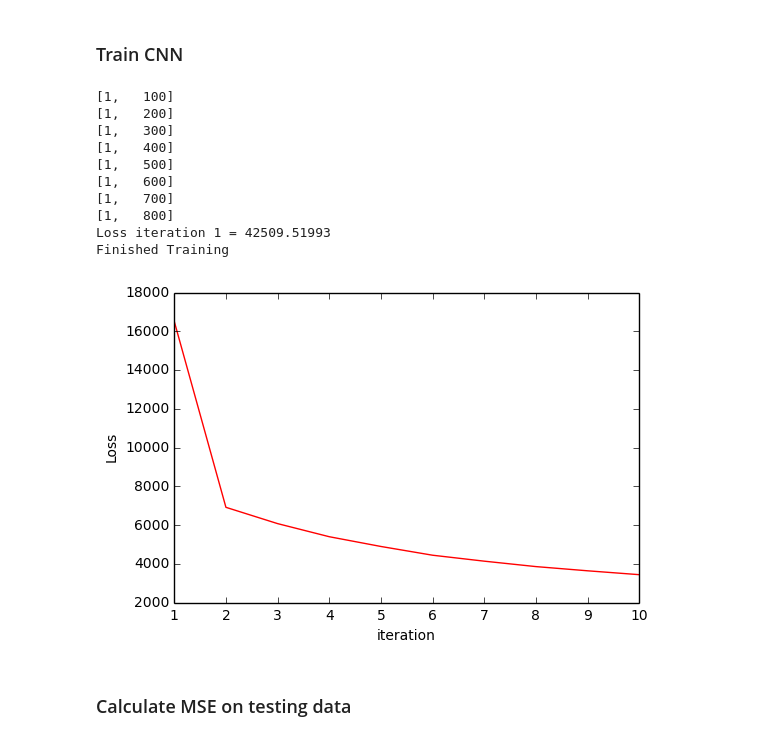
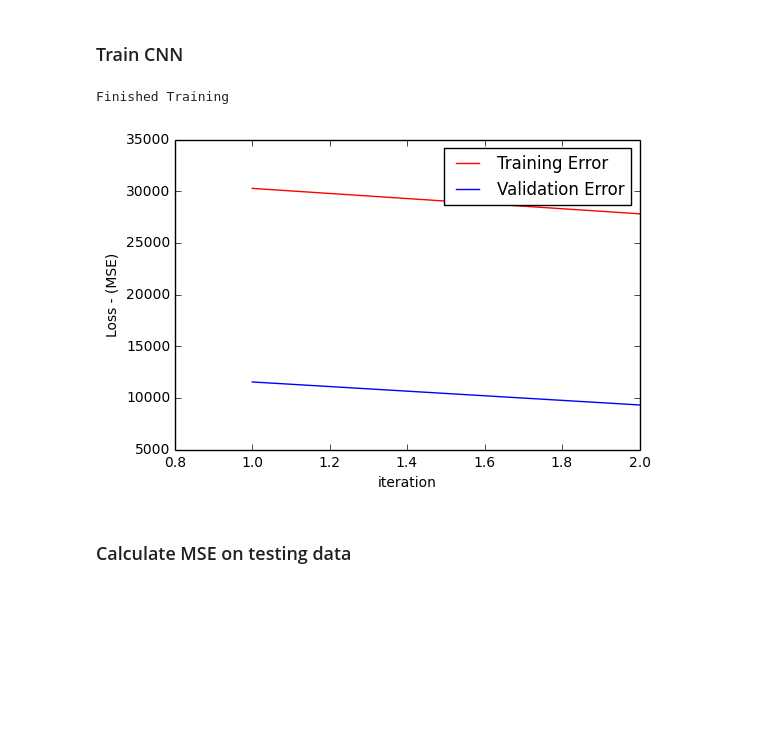
Before and after one commit to shivamdhall/MRIDataHarmonisation, a Jupyter notebook: Development/CrossX-Patchified-Overfit.ipynb, the cells around one changed output. Saved outputs shown, nothing was run; the diff lists cells and outputs as text; code cells hidden in the pictures; blank space fills up the shorter version.

Commit message:
Update pipeline for training CNN

```diff
--- a/Development/CrossX-Patchified-Overfit.ipynb
+++ b/Development/CrossX-Patchified-Overfit.ipynb
@@ -224,5 +250,11 @@ Patchifying training set
 Patchifying testing set
 # %%
 print ("Nember of training examples : %d" % len(training_input))
+print ("Nember of Validation examples : %d" % len(validation_input))
 print ("Nember of testing examples : %d" % len(testing_target))
+
+training_input = training_input[0:2000]
+training_target = training_target[0:2000]
+validation_input = validation_input[0:2000]
+validation_target = validation_target[0:2000]
 # %% [output]
@@ -420,10 +469,15 @@ def reconstruct_brain(predictions, dimensions):
 ### Upload the data using pytorch data loaders
 # %%
 training_dataset = MRIdataset(training_input, training_target, transform=transforms.Compose([To_Tensor()]))
+validation_dataset = MRIdataset(validation_input, validation_target, transform=transforms.Compose([To_Tensor()]))
 testing_dataset = MRIdataset(testing_input, testing_target, transform=transforms.Compose([To_Tensor()]))
 # %%
 trainloader = DataLoader(training_dataset, batch_size=128,
                         shuffle=True, num_workers=8)
+
+valiloader = DataLoader(validation_dataset, batch_size=128,
+                        shuffle=True, num_workers=8)
+
 testloader = DataLoader(testing_dataset, batch_size=128,
                         shuffle=False, num_workers=8)
 # %% [markdown]
@@ -530,20 +582,13 @@ adam_losses = []
+# %%
+training_losses = []
+validation_losses = []
 # %%
-(trained_net, adam_losses) = train(net, training_dataset, trainloader, adam_losses, optimizer, criterion, 1)
+(trained_net, training_losses, validation_losses) = train(net, trainloader, valiloader, training_losses, validation_losses, optimizer, criterion, 20)
 # %% [output]
-[1,   100]
-[1,   200]
-[1,   300]
-[1,   400]
-[1,   500]
-[1,   600]
-[1,   700]
-[1,   800]
-Loss iteration 1 = 42509.51993
 Finished Training
+[figure, added]
 # %%
-plt_losses(adam_losses)
+plt_losses(training_losses)
-# %% [output]
-[figure, removed]
 # %% [markdown]
 ### Calculate MSE on testing data
 # %%
```
Also changed, not shown: parts of 18 cells of this notebook.
